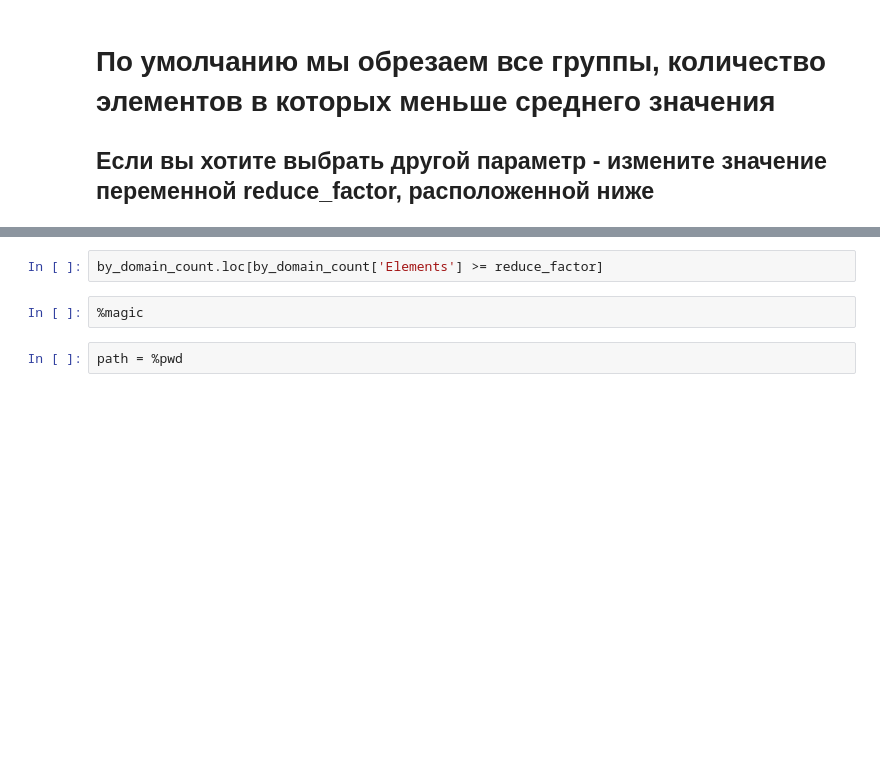
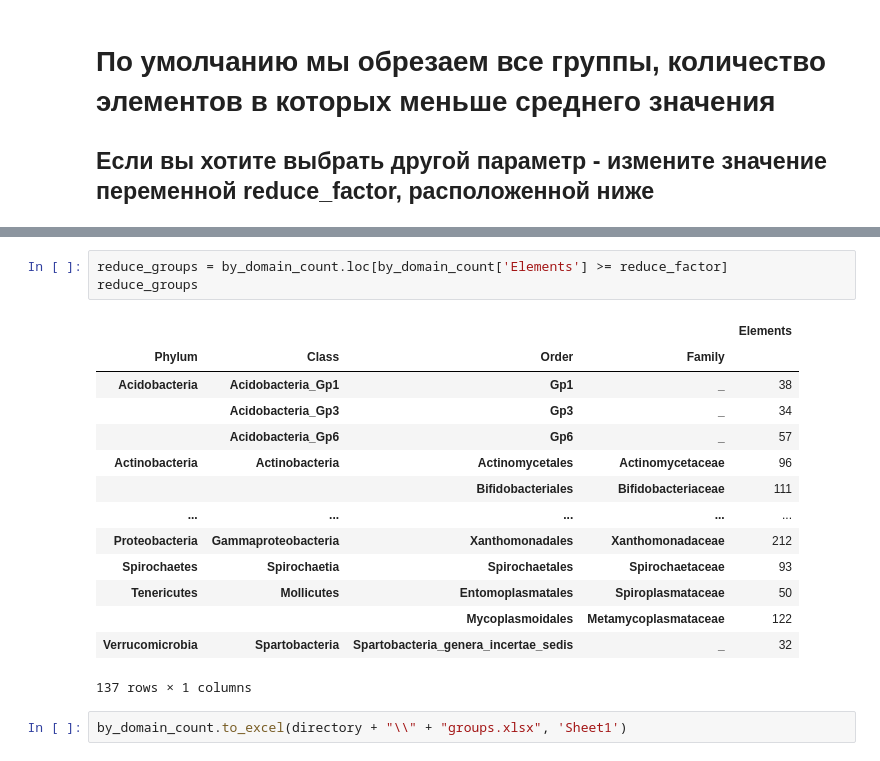
Before and after one commit to confect1on/biology_data_preprocessing, a Jupyter notebook: data_preprocessing.ipynb, the cells around one changed output, grey strips where cells are left out. Saved outputs shown, nothing was run; the diff lists cells and outputs as text; blank space fills up the shorter version.

```diff
--- a/data_preprocessing.ipynb
+++ b/data_preprocessing.ipynb
@@ -45,8 +80,22 @@ reduce_factor
 # %%
-by_domain_count.loc[by_domain_count['Elements'] >= reduce_factor]
+reduce_groups = by_domain_count.loc[by_domain_count['Elements'] >= reduce_factor]
+reduce_groups
+# %% [output]
+|  |  |  |  | Elements |
+| Phylum | Class | Order | Family |  |
+| Acidobacteria | Acidobacteria_Gp1 | Gp1 | _ | 38 |
+|  | Acidobacteria_Gp3 | Gp3 | _ | 34 |
+|  | Acidobacteria_Gp6 | Gp6 | _ | 57 |
+| Actinobacteria | Actinobacteria | Actinomycetales | Actinomycetaceae | 96 |
+|  |  | Bifidobacteriales | Bifidobacteriaceae | 111 |
+| ... | ... | ... | ... | ... |
+| Proteobacteria | Gammaproteobacteria | Xanthomonadales | Xanthomonadaceae | 212 |
+| Spirochaetes | Spirochaetia | Spirochaetales | Spirochaetaceae | 93 |
+| Tenericutes | Mollicutes | Entomoplasmatales | Spiroplasmataceae | 50 |
+|  |  | Mycoplasmoidales | Metamycoplasmataceae | 122 |
+| Verrucomicrobia | Spartobacteria | Spartobacteria_genera_incertae_sedis | _ | 32 |
+137 rows × 1 columns
-# %%
-%magic
-# %%
-path = %pwd
+# %%
+by_domain_count.to_excel(directory + "\\" + "groups.xlsx", 'Sheet1')
 # %%
 # %% [output]
```
Also changed, not shown: parts of 13 cells of this notebook, 2 other files.
